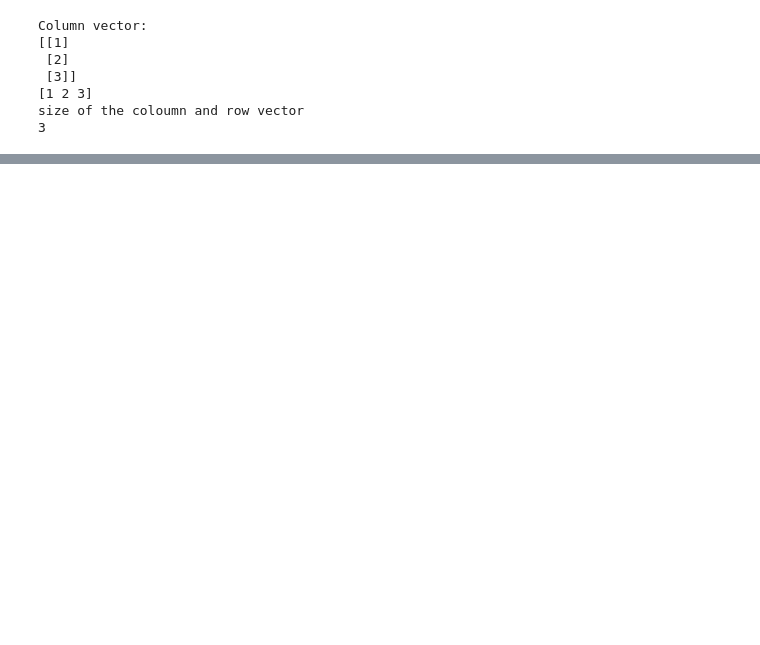
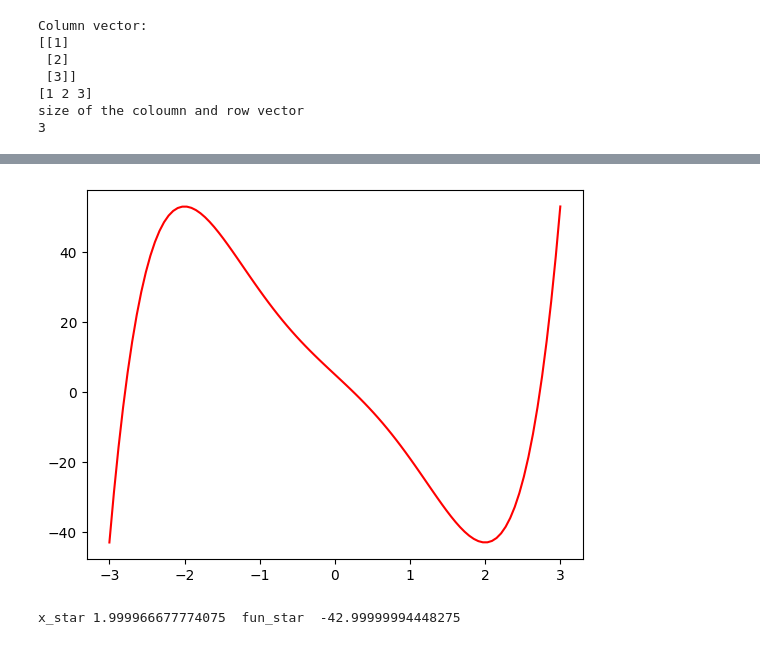
Before and after one commit to RamCharanThota/Mathematical-Optimisation-application-and-practice, a Jupyter notebook: ex3_fibonacci.ipynb, the cells around one changed output, grey strips where cells are left out. Drawn from its saved outputs; the diff is of its cells as text; code cells hidden in the pictures; blank space fills up the shorter version.

```diff
--- a/ex3_fibonacci.ipynb
+++ b/ex3_fibonacci.ipynb
@@ -46,0 +73,11 @@ size of the coloumn and row vector
+# %%
+# objective function
+
+def fun(x):
+    return x**5-(5*x**3)-(20*x)+5
+
+x=np.linspace(-3,3,100)
+plt.plot(x,fun(x),'r-')
+plt.show()
+# %% [output]
+[figure, added]
@@ -46,0 +119,15 @@ size of the coloumn and row vector
+# %%
+#intial interveral
+xl=-2.5;
+xr=2.5
+# max number of experiments
+n=25
+
+#calling fibonnaci search function
+Fib=fibonnaciSearch(fun,xl,xr,n)
+
+x_star,fun_star, R= Fib
+
+print("x_star",x_star," fun_star ", fun_star)
+# %% [output]
+x_star 1.999966677774075  fun_star  -42.99999994448275
```
Also changed, not shown: parts of 4 cells of this notebook.
